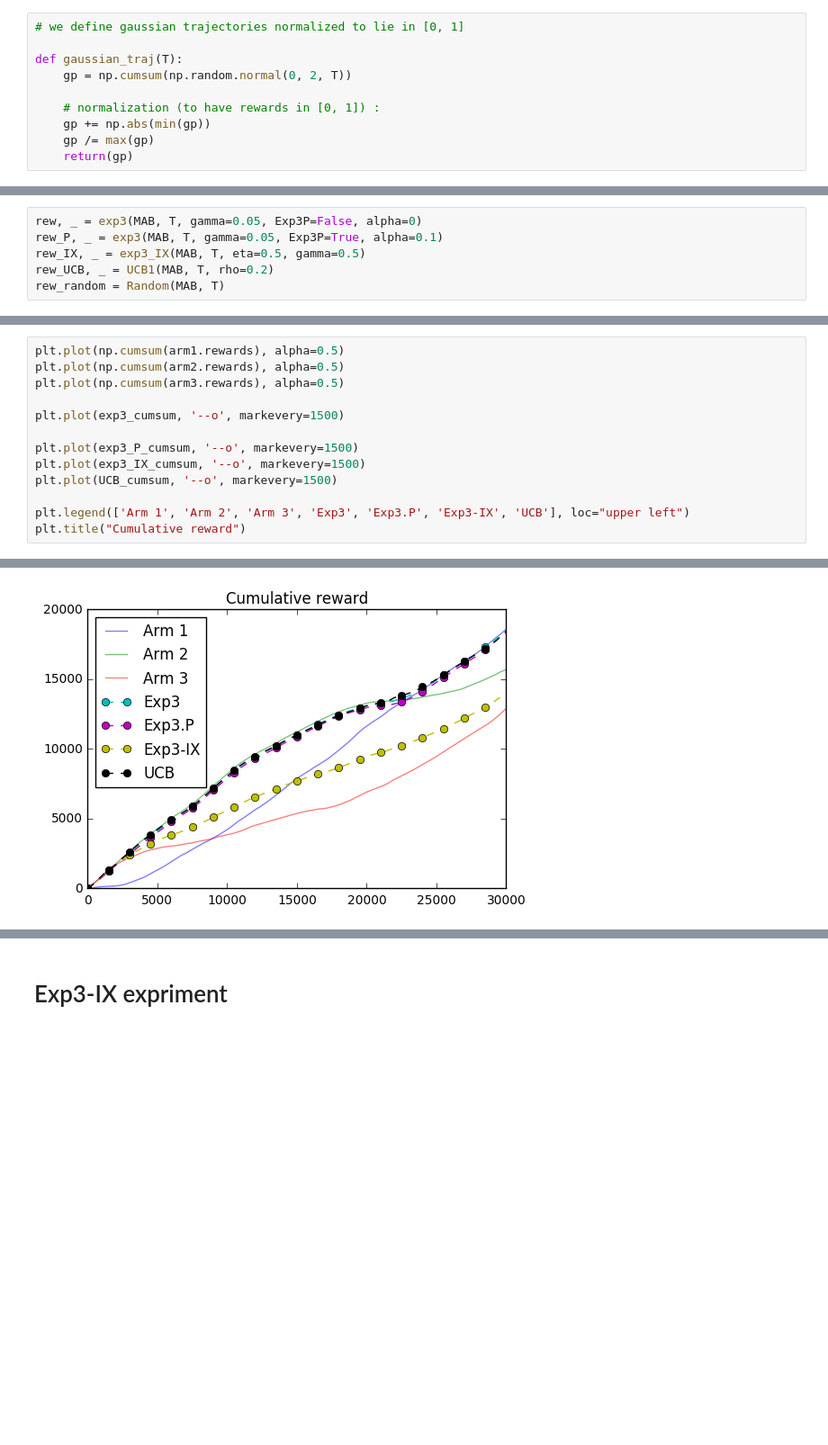
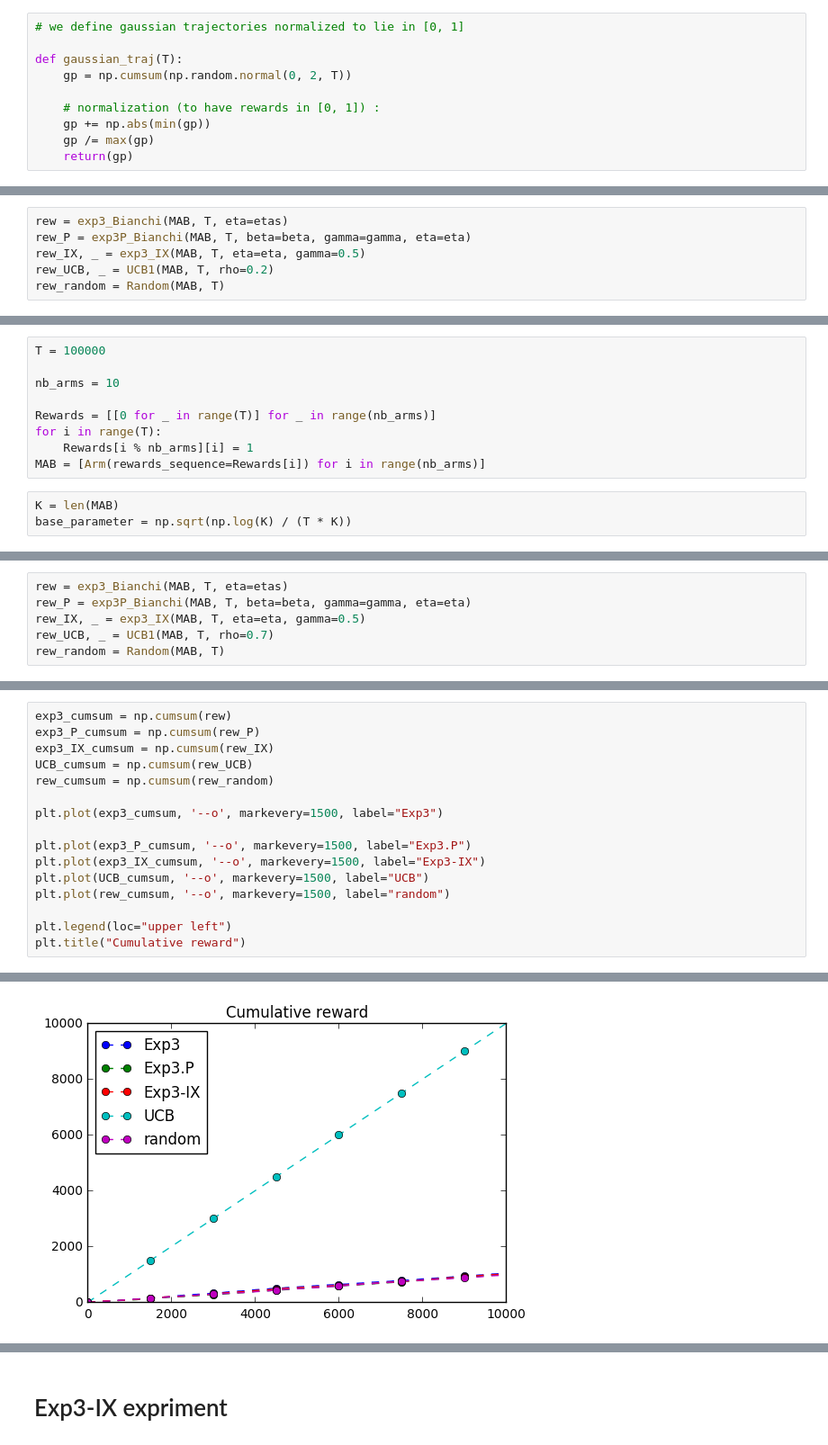
Before and after one commit to NicolasSchreuder/AdversarialBandit, a Jupyter notebook: Experiments.ipynb, the cells around one changed output, grey strips where cells are left out. Shown at 90% size. Drawn from its saved outputs; the diff is of its cells as text; blank space fills up the shorter version.

```diff
--- a/Experiments.ipynb
+++ b/Experiments.ipynb
@@ -200,7 +411,7 @@ plt.title('Rewards')
 # %%
-rew, _ = exp3(MAB, T, gamma=0.05, Exp3P=False, alpha=0)
-rew_P, _ = exp3(MAB, T, gamma=0.05, Exp3P=True, alpha=0.1)
-rew_IX, _ = exp3_IX(MAB, T, eta=0.5, gamma=0.5)
+rew = exp3_Bianchi(MAB, T, eta=etas)
+rew_P = exp3P_Bianchi(MAB, T, beta=beta, gamma=gamma, eta=eta)
+rew_IX, _ = exp3_IX(MAB, T, eta=eta, gamma=0.5)
 rew_UCB, _ = UCB1(MAB, T, rho=0.2)
 rew_random = Random(MAB, T)
 # %%
@@ -257,0 +447,12 @@ UCB_cumsum = np.cumsum(rew_UCB)
+# %%
+T = 100000
+
+nb_arms = 10
+
+Rewards = [[0 for _ in range(T)] for _ in range(nb_arms)]
+for i in range(T):
+    Rewards[i % nb_arms][i] = 1
+MAB = [Arm(rewards_sequence=Rewards[i]) for i in range(nb_arms)]
+# %%
+K = len(MAB)
+base_parameter = np.sqrt(np.log(K) / (T * K))
@@ -257,0 +515,6 @@ UCB_cumsum = np.cumsum(rew_UCB)
+# %%
+rew = exp3_Bianchi(MAB, T, eta=etas)
+rew_P = exp3P_Bianchi(MAB, T, beta=beta, gamma=gamma, eta=eta)
+rew_IX, _ = exp3_IX(MAB, T, eta=eta, gamma=0.5)
+rew_UCB, _ = UCB1(MAB, T, rho=0.7)
+rew_random = Random(MAB, T)
@@ -258,16 +532,19 @@ UCB_cumsum = np.cumsum(rew_UCB)
 # %%
-plt.plot(np.cumsum(arm1.rewards), alpha=0.5)
-plt.plot(np.cumsum(arm2.rewards), alpha=0.5)
-plt.plot(np.cumsum(arm3.rewards), alpha=0.5)
+exp3_cumsum = np.cumsum(rew)
+exp3_P_cumsum = np.cumsum(rew_P)
+exp3_IX_cumsum = np.cumsum(rew_IX)
+UCB_cumsum = np.cumsum(rew_UCB)
+rew_cumsum = np.cumsum(rew_random)
 
-plt.plot(exp3_cumsum, '--o', markevery=1500)
+plt.plot(exp3_cumsum, '--o', markevery=1500, label="Exp3")
 
-plt.plot(exp3_P_cumsum, '--o', markevery=1500)
-plt.plot(exp3_IX_cumsum, '--o', markevery=1500)
-plt.plot(UCB_cumsum, '--o', markevery=1500)
+plt.plot(exp3_P_cumsum, '--o', markevery=1500, label="Exp3.P")
+plt.plot(exp3_IX_cumsum, '--o', markevery=1500, label="Exp3-IX")
+plt.plot(UCB_cumsum, '--o', markevery=1500, label="UCB")
+plt.plot(rew_cumsum, '--o', markevery=1500, label="random")
 
-plt.legend(['Arm 1', 'Arm 2', 'Arm 3', 'Exp3', 'Exp3.P', 'Exp3-IX', 'UCB'], loc="upper left")
+plt.legend(loc="upper left")
 plt.title("Cumulative reward")
 # %% [output]
 <matplotlib.text.Text at 0x...>
-[figure, old version]
+[figure, new version]
```
Also changed, not shown: parts of 28 cells of this notebook.
